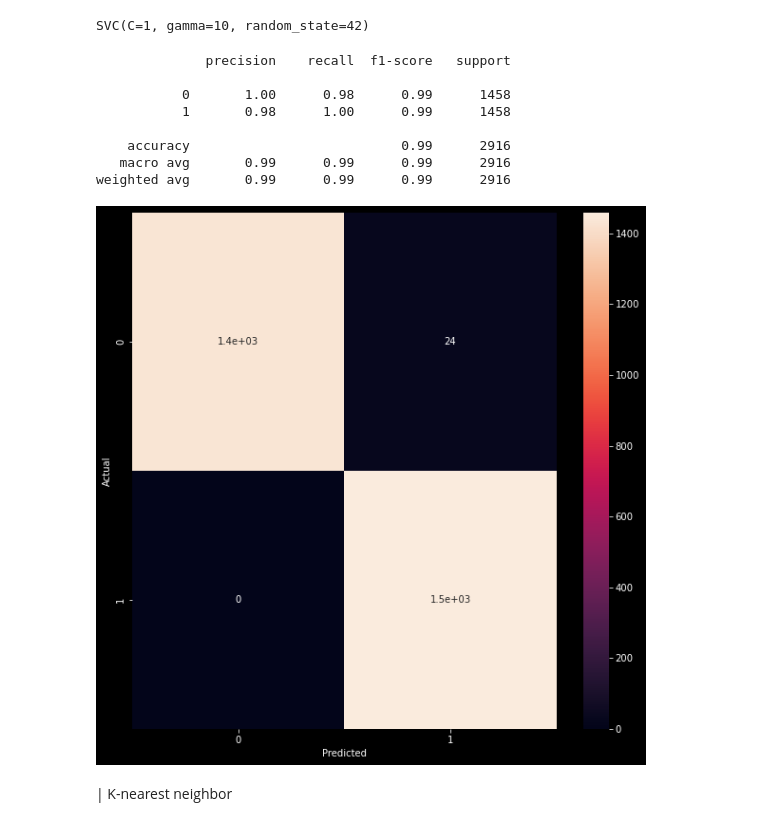
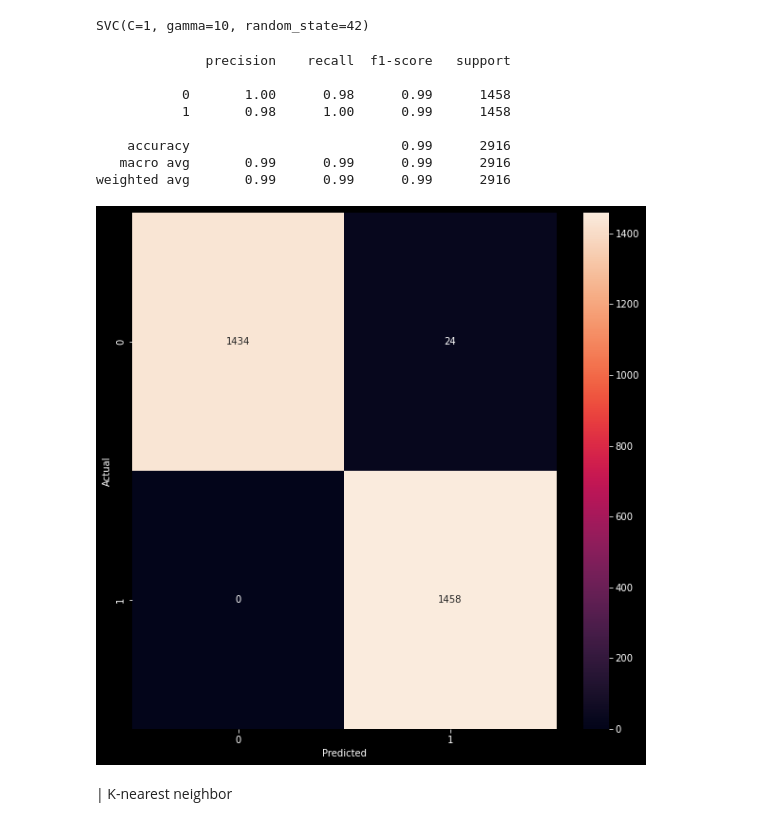
Before and after one commit to rotsarak-kang/stroke_prediction, a Jupyter notebook: notebooks/stroke_prediction.ipynb, the cells around one changed output. Saved outputs shown, nothing was run; the diff lists cells and outputs as text; code cells hidden in the pictures.

```diff
--- a/notebooks/stroke_prediction.ipynb
+++ b/notebooks/stroke_prediction.ipynb
@@ -369,21 +369,21 @@ SVC(C=1, gamma=10, random_state=42)
 # %%
 y_pred = clf_svm.predict(X_test)
 con_matrix = confusion_matrix(y_test,y_pred)
 plt.figure(figsize=(10,10))
-sns.heatmap(con_matrix,annot=True)
+sns.heatmap(con_matrix,annot=True,fmt="d")
 plt.xlabel("Predicted")
 plt.ylabel("Actual")
 print(classification_report(y_test,y_pred))
 # %% [output]
               precision    recall  f1-score   support
 
            0       1.00      0.98      0.99      1458
            1       0.98      1.00      0.99      1458
 
     accuracy                           0.99      2916
    macro avg       0.99      0.99      0.99      2916
 weighted avg       0.99      0.99      0.99      2916
-[figure, old version]
+[figure, new version]
 # %% [markdown]
 | K-nearest neighbor
 # %%
```
Also changed, not shown: parts of 4 cells of this notebook.
